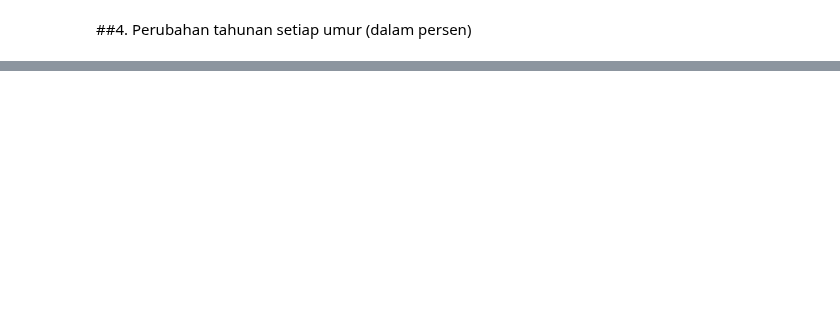
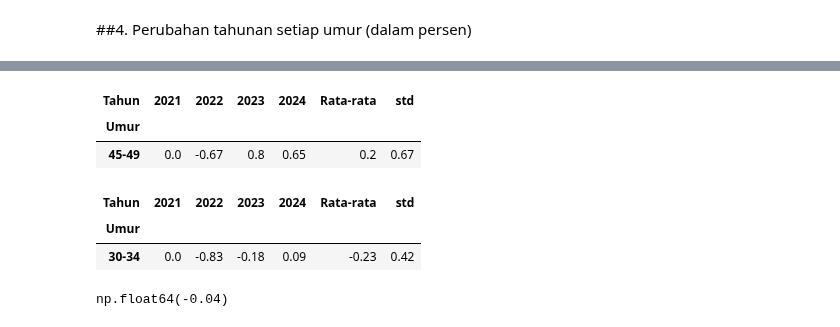
Before and after one commit to IdhamAbidinKaisilay/BelajarDataAnalyst, a Jupyter notebook: Latihan+Analisis+Data+_+Data+Persentase+Perokok+Indonesia.ipynb, the cells around one changed output, grey strips where cells are left out. Saved outputs shown, nothing was run; the diff lists cells and outputs as text; code cells hidden in the pictures; blank space fills up the shorter version.

```diff
--- a/Latihan+Analisis+Data+_+Data+Persentase+Perokok+Indonesia.ipynb
+++ b/Latihan+Analisis+Data+_+Data+Persentase+Perokok+Indonesia.ipynb
@@ -156,0 +140,21 @@ perubahan_tahunan_v2
+# %%
+# tampilkan rata-rata perubahan tahunan tertinggi
+mean_tertinggi
+# %% [output]
+| Tahun | 2021 | 2022 | 2023 | 2024 | Rata-rata | std |
+| Umur |  |  |  |  |  |  |
+| 45-49 | 0.0 | -0.67 | 0.8 | 0.65 | 0.2 | 0.67 |
+# %%
+# tampilkan rata-rata perubahan tahunan terendah
+mean_terendah
+# %% [output]
+| Tahun | 2021 | 2022 | 2023 | 2024 | Rata-rata | std |
+| Umur |  |  |  |  |  |  |
+| 30-34 | 0.0 | -0.83 | -0.18 | 0.09 | -0.23 | 0.42 |
+# %%
+# pembuktian nilai mean pada Perubahan tahunan setiap umur (dalam persen)
+data_dummy = [0.0,	-0.61,	0.57	,	-0.10	]
+data_dummy = pd.Series(data_dummy)
+data_dummy.mean().round(2)
+# %% [output]
+np.float64(-0.04)
```
Also changed, not shown: parts of 8 cells of this notebook.
